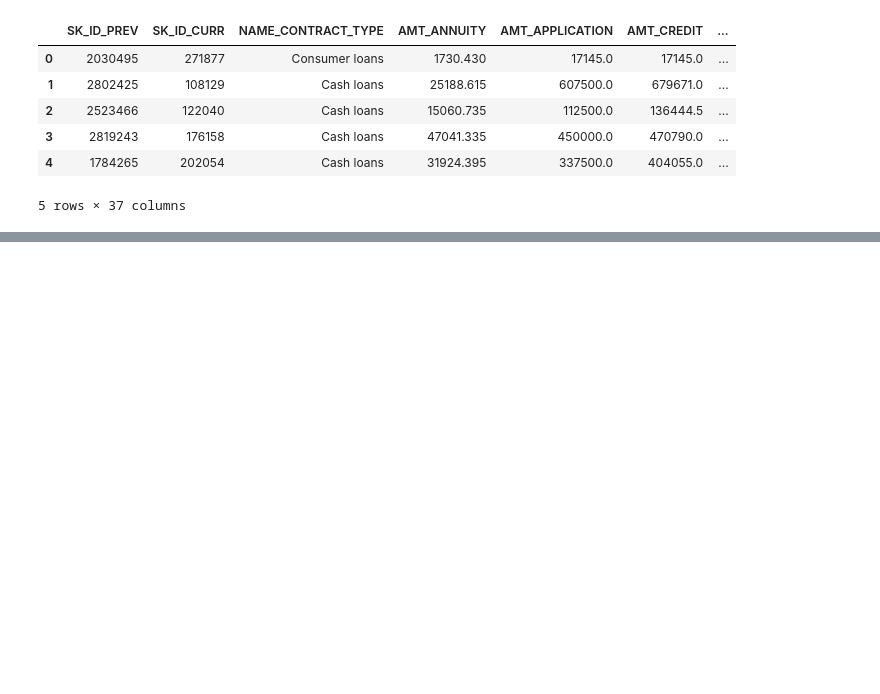
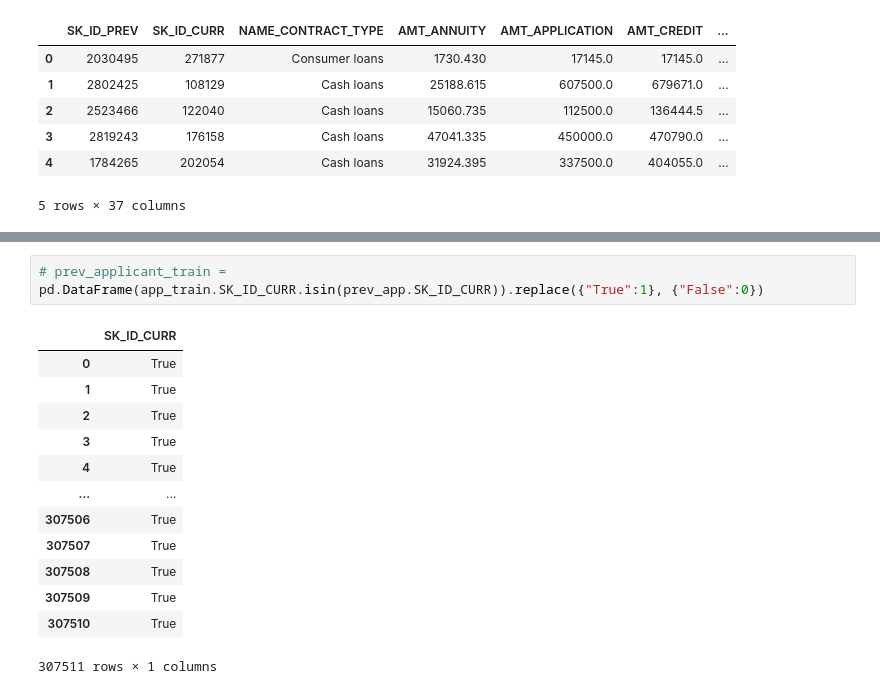
Before and after one commit to Antonio-Avila/Home-Credit-Default, a Jupyter notebook: Previous_Apps.ipynb, the cells around one changed output, grey strips where cells are left out. Drawn from its saved outputs; the diff is of its cells as text; blank space fills up the shorter version.

```diff
--- a/Previous_Apps.ipynb
+++ b/Previous_Apps.ipynb
@@ -36,0 +97,17 @@ prev_app.head()
+# %%
+# prev_applicant_train =
+pd.DataFrame(app_train.SK_ID_CURR.isin(prev_app.SK_ID_CURR)).replace({"True":1}, {"False":0})
+# %% [output]
+|  | SK_ID_CURR |
+| 0 | True |
+| 1 | True |
+| 2 | True |
+| 3 | True |
+| 4 | True |
+| ... | ... |
+| 307506 | True |
+| 307507 | True |
+| 307508 | True |
+| 307509 | True |
+| 307510 | True |
+307511 rows × 1 columns
```
Also changed, not shown: parts of 11 cells of this notebook.
